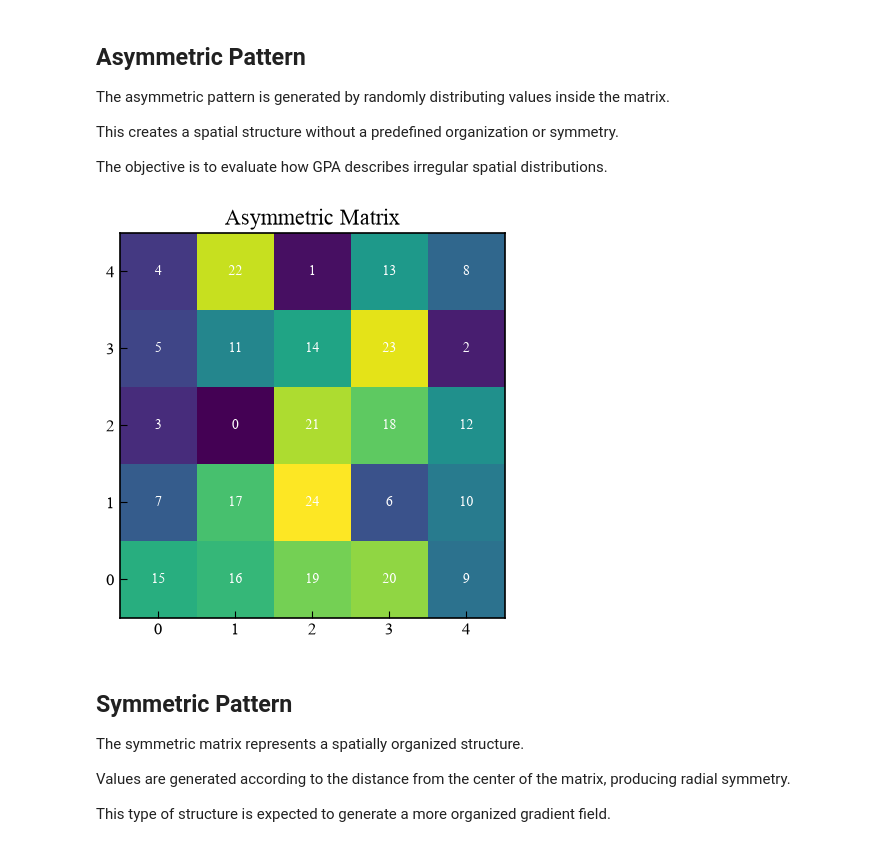
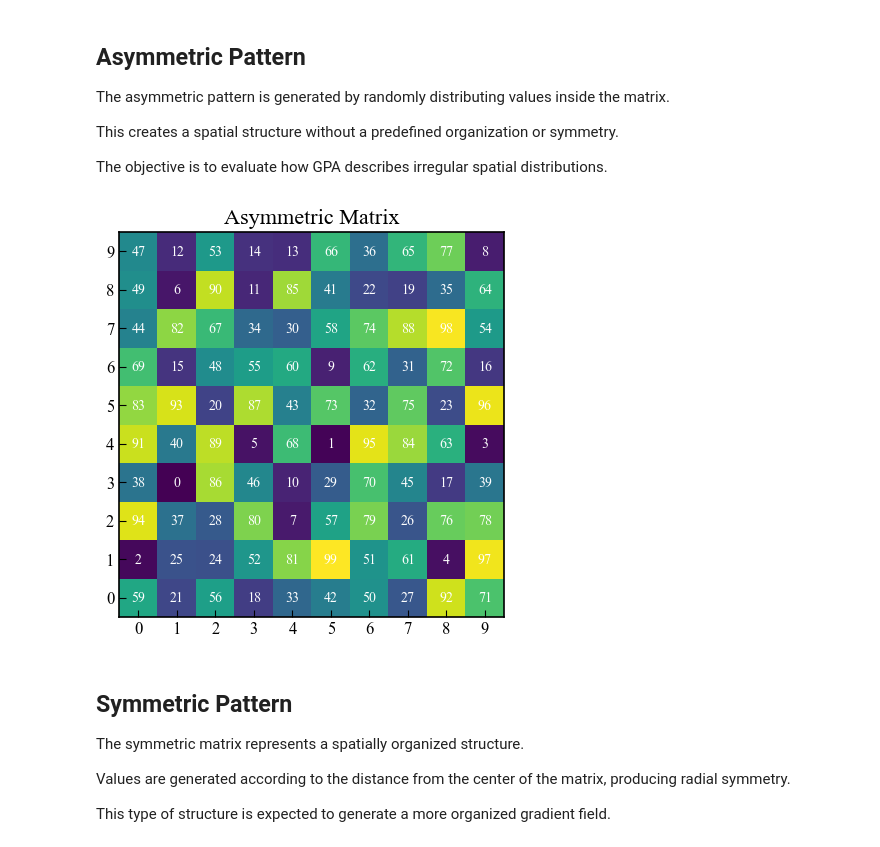
Before and after one commit to Desduh/gpa, a Jupyter notebook: Notebooks/gpa_basic_usage.ipynb, the cells around one changed output. Drawn from its saved outputs; the diff is of its cells as text; code cells hidden in the pictures.

```diff
--- a/Notebooks/gpa_basic_usage.ipynb
+++ b/Notebooks/gpa_basic_usage.ipynb
@@ -114,30 +94,30 @@ The objective is to evaluate how GPA describes irregular spatial distributions.
 # %%
 def create_asymmetric_matrix(n, seed=None):
     """
     Creates an n x n matrix with values from 0 to n²-1
     randomly distributed.
     """
     rng = np.random.default_rng(seed)
 
     values = np.arange(n * n)
 
     rng.shuffle(values)
 
     return values.reshape((n, n))
 
 
 asymmetric = create_asymmetric_matrix(
-    5,
+    10,
     seed=42
 )
 
 
 plot_matrix(
     asymmetric,
     "Asymmetric Matrix"
 )
 # %% [output]
-[figure, old version]
+[figure, new version]
 # %% [markdown]
 ## Symmetric Pattern
 
```
Also changed, not shown: parts of 18 cells of this notebook, 11 other files.
